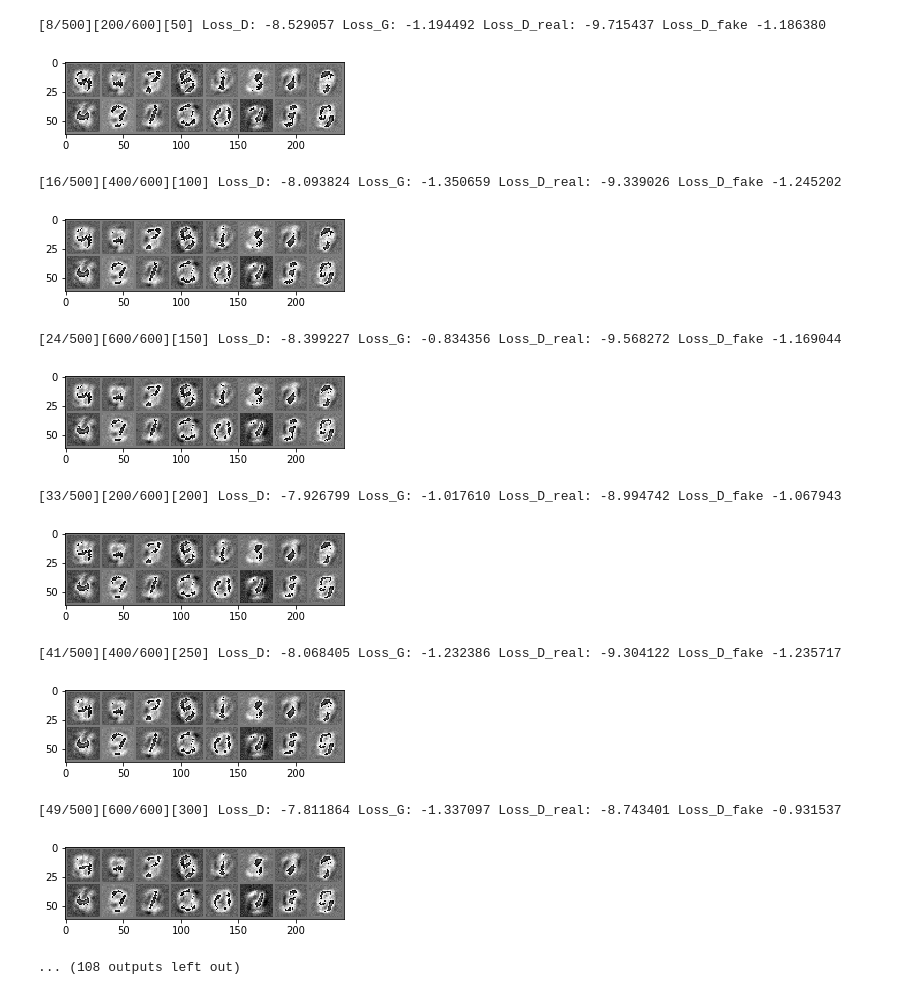
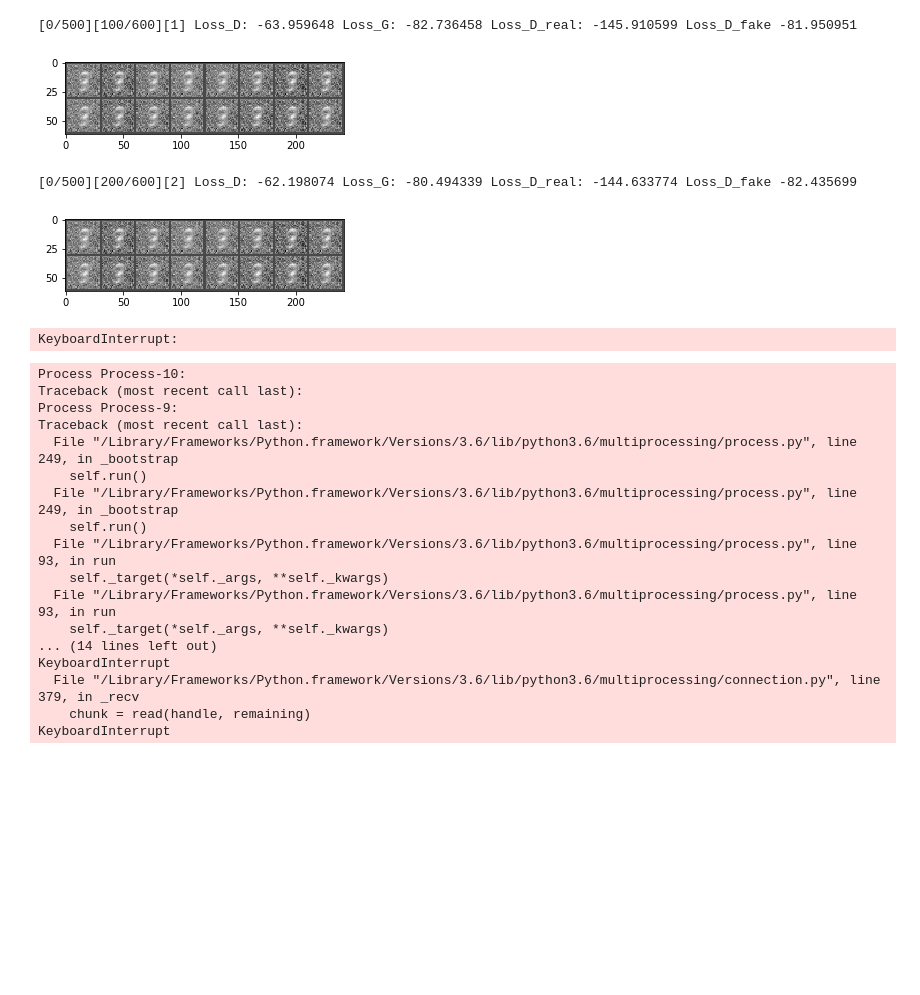
Before and after one commit to Adoni/GANs, a Jupyter notebook: WGAN-xuan.ipynb, the cells around one changed output. Drawn from its saved outputs; the diff is of its cells as text; code cells hidden in the pictures; blank space fills up the shorter version.

```diff
--- a/WGAN-xuan.ipynb
+++ b/WGAN-xuan.ipynb
@@ -213,8 +213,8 @@ data_root = './data'
 epsilon = 1 # panalty weight
 L = 10 # sinkhorn iteration num
 
-netG_path = ''
-netD_path = ''
+netG_path = experiment + '/WGANnetG.pth'
+netD_path = experiment + '/WGANnetD.pth'
 
 cuda = True
 # %%
@@ -242,12 +242,18 @@ netG = MLP_G(imageSize, nz, nc, ngf, ngpu)
 netD = MLP_D(imageSize, nz, nc, ndf, ngpu)
 
 netG.apply(weights_init)
-if netG_path != '': # load checkpoint if needed
+try: # load checkpoint if needed
     netG.load_state_dict(torch.load(netG_path))
+    print("load parameters")
+except:
+    pass
 print(netG)
 
 netD.apply(weights_init)
-if netD_path != '':
+try:
     netD.load_state_dict(torch.load(netD_path))
+    print("load parameters")
+except:
+    pass
 print(netD)
 # %% [output]
@@ -352,44 +358,53 @@ for epoch in range(niter):
         noisev = Variable(noise)
         fake = netG(noisev)
         errG = netD(fake)
         errG.backward(one)
         optimizerG.step()
         gen_iterations += 1
 
 
-        if gen_iterations % 50 == 0:
+        if gen_iterations % 1 == 0:
             print('[%d/%d][%d/%d][%d] Loss_D: %f Loss_G: %f Loss_D_real: %f Loss_D_fake %f'
             % (epoch, niter, i, len(dataloader), gen_iterations,
             errD.data[0], errG.data[0], errD_real.data[0], errD_fake.data[0]))
             real_cpu = real_cpu.mul(0.5).add(0.5)
             vutils.save_image(real_cpu, '{0}/real_samples.png'.format(experiment))
             fake = netG(Variable(fixed_noise, volatile=True))
             fake = fake.mul(0.5).add(0.5)
             vutils.save_image(fake.data, '{0}/fake_samples.png'.format(experiment))
             #print('show')
             if torch.cuda.is_available():
                 dd = utils.make_grid(fake.cpu().data[:16])
             else:
                 dd = utils.make_grid(fake.data[:16])
             dd = dd - dd.min()
             imshow(dd)
 
     # do checkpointing
     #torch.save(netG.state_dict(), '{0}/WGANnetG_epoch_{1}.pth'.format(experiment, epoch))
     #torch.save(netD.state_dict(), '{0}/WGANnetD_epoch_{1}.pth'.format(experiment, epoch))
     torch.save(netG.state_dict(), '{0}/WGANnetG.pth'.format(experiment))
     torch.save(netD.state_dict(), '{0}/WGANnetD.pth'.format(experiment))
 # %% [output]
-[8/500][200/600][50] Loss_D: -8.529057 Loss_G: -1.194492 Loss_D_real: -9.715437 Loss_D_fake -1.186380
+[0/500][100/600][1] Loss_D: -63.959648 Loss_G: -82.736458 Loss_D_real: -145.910599 Loss_D_fake -81.950951
-[figure, old version]
+[figure, new version]
-[16/500][400/600][100] Loss_D: -8.093824 Loss_G: -1.350659 Loss_D_real: -9.339026 Loss_D_fake -1.245202
+[0/500][200/600][2] Loss_D: -62.198074 Loss_G: -80.494339 Loss_D_real: -144.633774 Loss_D_fake -82.435699
-[figure, old version]
+[figure, new version]
-[24/500][600/600][150] Loss_D: -8.399227 Loss_G: -0.834356 Loss_D_real: -9.568272 Loss_D_fake -1.169044
+KeyboardInterrupt:
-[figure, removed]
-[33/500][200/600][200] Loss_D: -7.926799 Loss_G: -1.017610 Loss_D_real: -8.994742 Loss_D_fake -1.067943
+Process Process-10:
+Traceback (most recent call last):
+Process Process-9:
+Traceback (most recent call last):
+  File "/Library/Frameworks/Python.framework/Versions/3.6/lib/python3.6/multiprocessing/process.py", line 249, in _bootstrap
+    self.run()
+  File "/Library/Frameworks/Python.framework/Versions/3.6/lib/python3.6/multiprocessing/process.py", line 249, in _bootstrap
+    self.run()
+  File "/Library/Frameworks/Python.framework/Versions/3.6/lib/python3.6/multiprocessing/process.py", line 93, in run
+    self._target(*self._args, **self._kwargs)
+  File "/Library/Frameworks/Python.framework/Versions/3.6/lib/python3.6/multiprocessing/process.py", line 93, in run
+    self._target(*self._args, **self._kwargs)
+... (14 lines left out)
+KeyboardInterrupt
+  File "/Library/Frameworks/Python.framework/Versions/3.6/lib/python3.6/multiprocessing/connection.py", line 379, in _recv
+    chunk = read(handle, remaining)
+KeyboardInterrupt
-[figure, removed]
-[41/500][400/600][250] Loss_D: -8.068405 Loss_G: -1.232386 Loss_D_real: -9.304122 Loss_D_fake -1.235717
-[figure, removed]
-[49/500][600/600][300] Loss_D: -7.811864 Loss_G: -1.337097 Loss_D_real: -8.743401 Loss_D_fake -0.931537
-[figure, removed]
-... (108 outputs left out)
```
Also changed, not shown: parts of 1 cell of this notebook, 6 other files.
